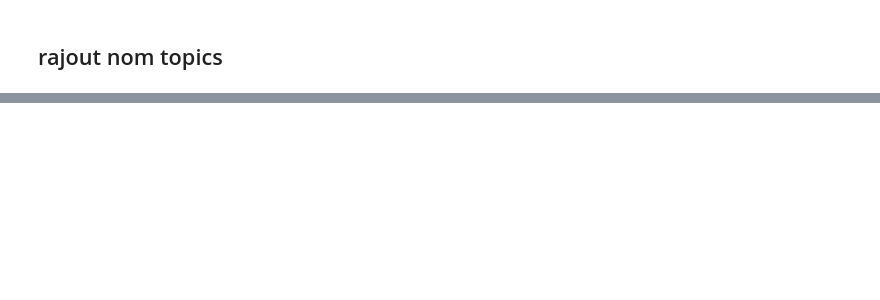
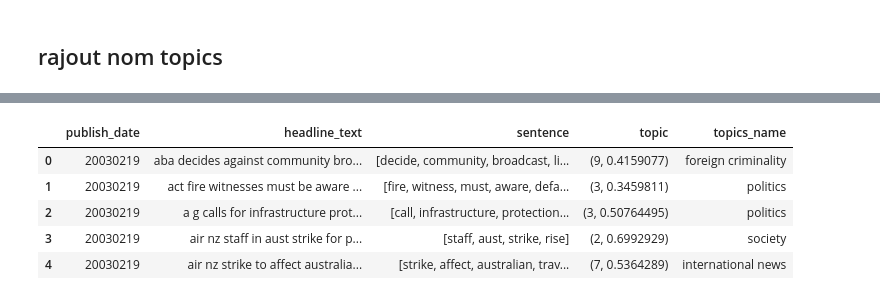
Before and after one commit to alexisflipo/streamlit, a Jupyter notebook: lda/nlp.ipynb, the cells around one changed output, grey strips where cells are left out. Drawn from its saved outputs; the diff is of its cells as text; code cells hidden in the pictures; blank space fills up the shorter version.

```diff
--- a/lda/nlp.ipynb
+++ b/lda/nlp.ipynb
@@ -473,5 +496,14 @@ for topic_id, value in df['topic']:
     df.at[i,'topics_name']=dict_topics_name[topic_id]
     i+=1
+# %%
+df.head()
+# %% [output]
+|  | publish_date | headline_text | sentence | topic | topics_name |
+| 0 | 20030219 | aba decides against community bro... | [decide, community, broadcast, li... | (9, 0.4159077) | foreign criminality |
+| 1 | 20030219 | act fire witnesses must be aware ... | [fire, witness, must, aware, defa... | (3, 0.3459811) | politics |
+| 2 | 20030219 | a g calls for infrastructure prot... | [call, infrastructure, protection... | (3, 0.50764495) | politics |
+| 3 | 20030219 | air nz staff in aust strike for p... | [staff, aust, strike, rise] | (2, 0.6992929) | society |
+| 4 | 20030219 | air nz strike to affect australia... | [strike, affect, australian, trav... | (7, 0.5364289) | international news |
 # %%
 a_list = [el[1] for el in df['topic']]
 # %%
```
Also changed, not shown: parts of 31 cells of this notebook, 9 other files.
